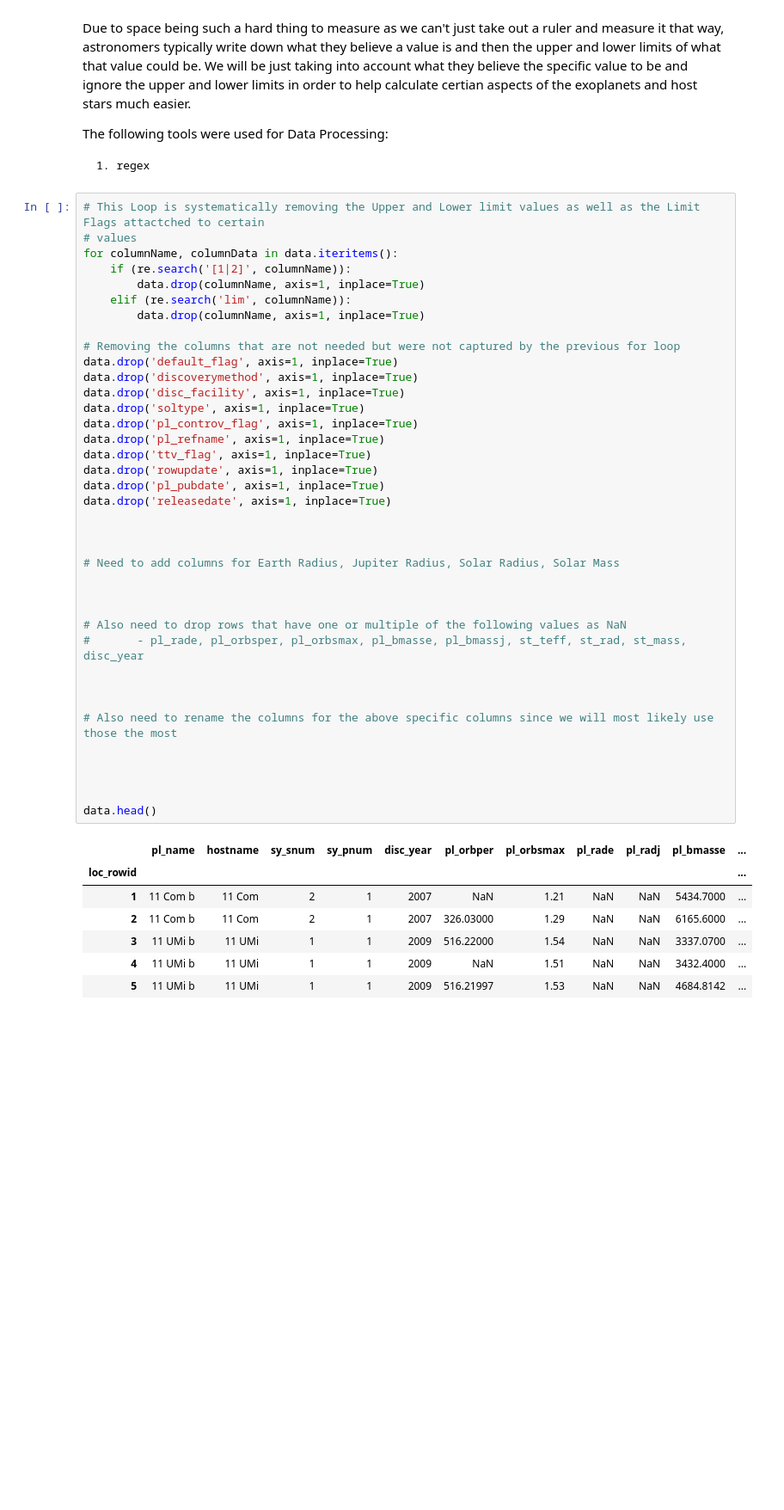
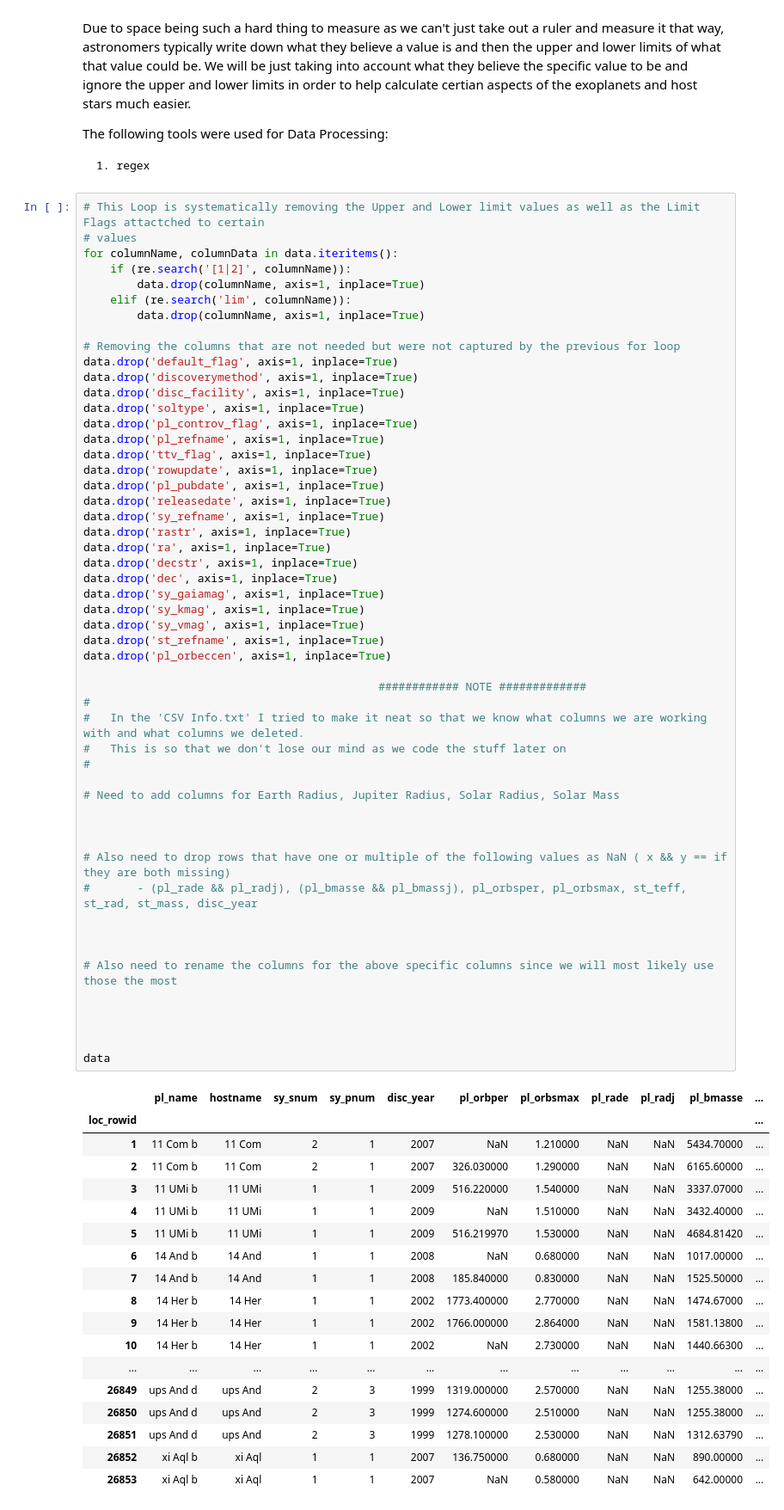
Before and after one commit to ebarr10/Potential_Exoplanet_Life, a Jupyter notebook: 320FinalProject.ipynb, the cells around one changed output. Shown: that part at 86% size. Cells and saved outputs as stored; diff of their text form; blank space fills up the shorter version.

```diff
--- a/320FinalProject.ipynb
+++ b/320FinalProject.ipynb
@@ -79,39 +79,64 @@ for columnName, columnData in data.iteritems():
         data.drop(columnName, axis=1, inplace=True)
 
 # Removing the columns that are not needed but were not captured by the previous for loop
 data.drop('default_flag', axis=1, inplace=True)
 data.drop('discoverymethod', axis=1, inplace=True)
 data.drop('disc_facility', axis=1, inplace=True)
 data.drop('soltype', axis=1, inplace=True)
 data.drop('pl_controv_flag', axis=1, inplace=True)
 data.drop('pl_refname', axis=1, inplace=True)
 data.drop('ttv_flag', axis=1, inplace=True)
 data.drop('rowupdate', axis=1, inplace=True)
 data.drop('pl_pubdate', axis=1, inplace=True)
 data.drop('releasedate', axis=1, inplace=True)
+data.drop('sy_refname', axis=1, inplace=True)
+data.drop('rastr', axis=1, inplace=True)
+data.drop('ra', axis=1, inplace=True)
+data.drop('decstr', axis=1, inplace=True)
+data.drop('dec', axis=1, inplace=True)
+data.drop('sy_gaiamag', axis=1, inplace=True)
+data.drop('sy_kmag', axis=1, inplace=True)
+data.drop('sy_vmag', axis=1, inplace=True)
+data.drop('st_refname', axis=1, inplace=True)
+data.drop('pl_orbeccen', axis=1, inplace=True)
 
-
+                                            ############ NOTE #############
+#
+#   In the 'CSV Info.txt' I tried to make it neat so that we know what columns we are working with and what columns we deleted.
+#   This is so that we don't lose our mind as we code the stuff later on
+#
 
 # Need to add columns for Earth Radius, Jupiter Radius, Solar Radius, Solar Mass
 
 
 
-# Also need to drop rows that have one or multiple of the following values as NaN
-#       - pl_rade, pl_orbsper, pl_orbsmax, pl_bmasse, pl_bmassj, st_teff, st_rad, st_mass, disc_year
+# Also need to drop rows that have one or multiple of the following values as NaN ( x && y == if they are both missing)
+#       - (pl_rade && pl_radj), (pl_bmasse && pl_bmassj), pl_orbsper, pl_orbsmax, st_teff, st_rad, st_mass, disc_year
 
 
 
 # Also need to rename the columns for the above specific columns since we will most likely use those the most
 
 
 
 
-data.head()
+data
 # %% [output]
 |  | pl_name | hostname | sy_snum | sy_pnum | disc_year | pl_orbper | pl_orbsmax | pl_rade | pl_radj | pl_bmasse | ... |
 | loc_rowid |  |  |  |  |  |  |  |  |  |  | ... |
-| 1 | 11 Com b | 11 Com | 2 | 1 | 2007 | NaN | 1.21 | NaN | NaN | 5434.7000 | ... |
-| 2 | 11 Com b | 11 Com | 2 | 1 | 2007 | 326.03000 | 1.29 | NaN | NaN | 6165.6000 | ... |
-| 3 | 11 UMi b | 11 UMi | 1 | 1 | 2009 | 516.22000 | 1.54 | NaN | NaN | 3337.0700 | ... |
-| 4 | 11 UMi b | 11 UMi | 1 | 1 | 2009 | NaN | 1.51 | NaN | NaN | 3432.4000 | ... |
-| 5 | 11 UMi b | 11 UMi | 1 | 1 | 2009 | 516.21997 | 1.53 | NaN | NaN | 4684.8142 | ... |
+| 1 | 11 Com b | 11 Com | 2 | 1 | 2007 | NaN | 1.210000 | NaN | NaN | 5434.70000 | ... |
+| 2 | 11 Com b | 11 Com | 2 | 1 | 2007 | 326.030000 | 1.290000 | NaN | NaN | 6165.60000 | ... |
+| 3 | 11 UMi b | 11 UMi | 1 | 1 | 2009 | 516.220000 | 1.540000 | NaN | NaN | 3337.07000 | ... |
+| 4 | 11 UMi b | 11 UMi | 1 | 1 | 2009 | NaN | 1.510000 | NaN | NaN | 3432.40000 | ... |
+| 5 | 11 UMi b | 11 UMi | 1 | 1 | 2009 | 516.219970 | 1.530000 | NaN | NaN | 4684.81420 | ... |
+| 6 | 14 And b | 14 And | 1 | 1 | 2008 | NaN | 0.680000 | NaN | NaN | 1017.00000 | ... |
+| 7 | 14 And b | 14 And | 1 | 1 | 2008 | 185.840000 | 0.830000 | NaN | NaN | 1525.50000 | ... |
+| 8 | 14 Her b | 14 Her | 1 | 1 | 2002 | 1773.400000 | 2.770000 | NaN | NaN | 1474.67000 | ... |
+| 9 | 14 Her b | 14 Her | 1 | 1 | 2002 | 1766.000000 | 2.864000 | NaN | NaN | 1581.13800 | ... |
+| 10 | 14 Her b | 14 Her | 1 | 1 | 2002 | NaN | 2.730000 | NaN | NaN | 1440.66300 | ... |
+| ... | ... | ... | ... | ... | ... | ... | ... | ... | ... | ... | ... |
+| 26849 | ups And d | ups And | 2 | 3 | 1999 | 1319.000000 | 2.570000 | NaN | NaN | 1255.38000 | ... |
+| 26850 | ups And d | ups And | 2 | 3 | 1999 | 1274.600000 | 2.510000 | NaN | NaN | 1255.38000 | ... |
+| 26851 | ups And d | ups And | 2 | 3 | 1999 | 1278.100000 | 2.530000 | NaN | NaN | 1312.63790 | ... |
+| 26852 | xi Aql b | xi Aql | 1 | 1 | 2007 | 136.750000 | 0.680000 | NaN | NaN | 890.00000 | ... |
+| 26853 | xi Aql b | xi Aql | 1 | 1 | 2007 | NaN | 0.580000 | NaN | NaN | 642.00000 | ... |
```
Also changed, not shown: parts of 1 cell of this notebook, 1 other file.
